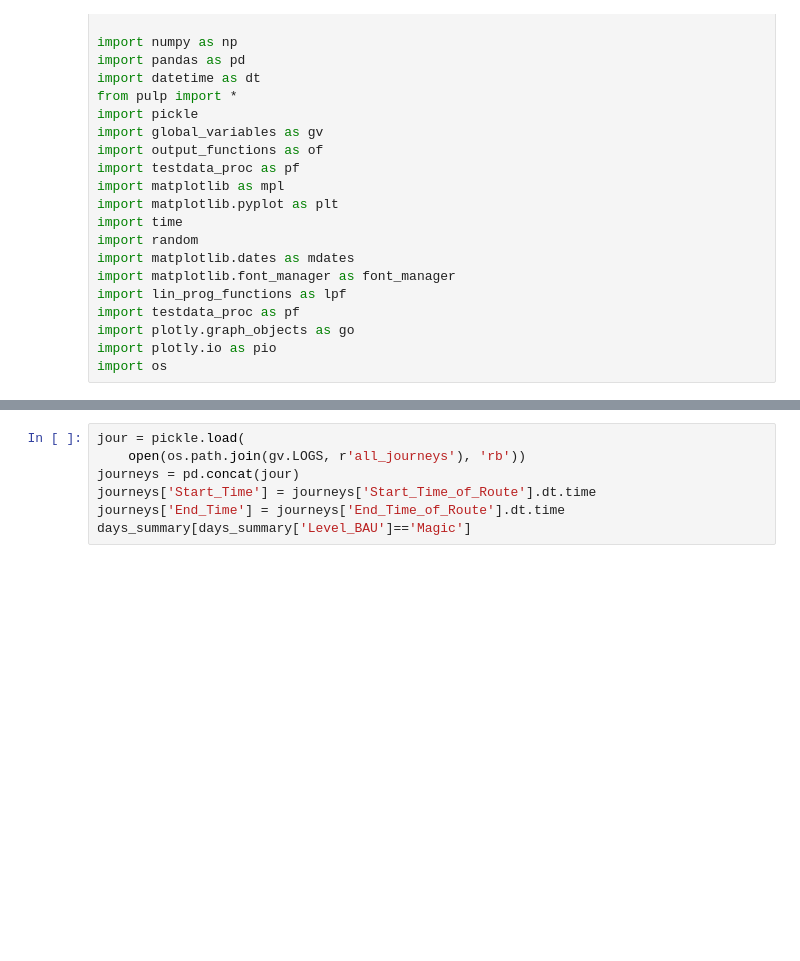
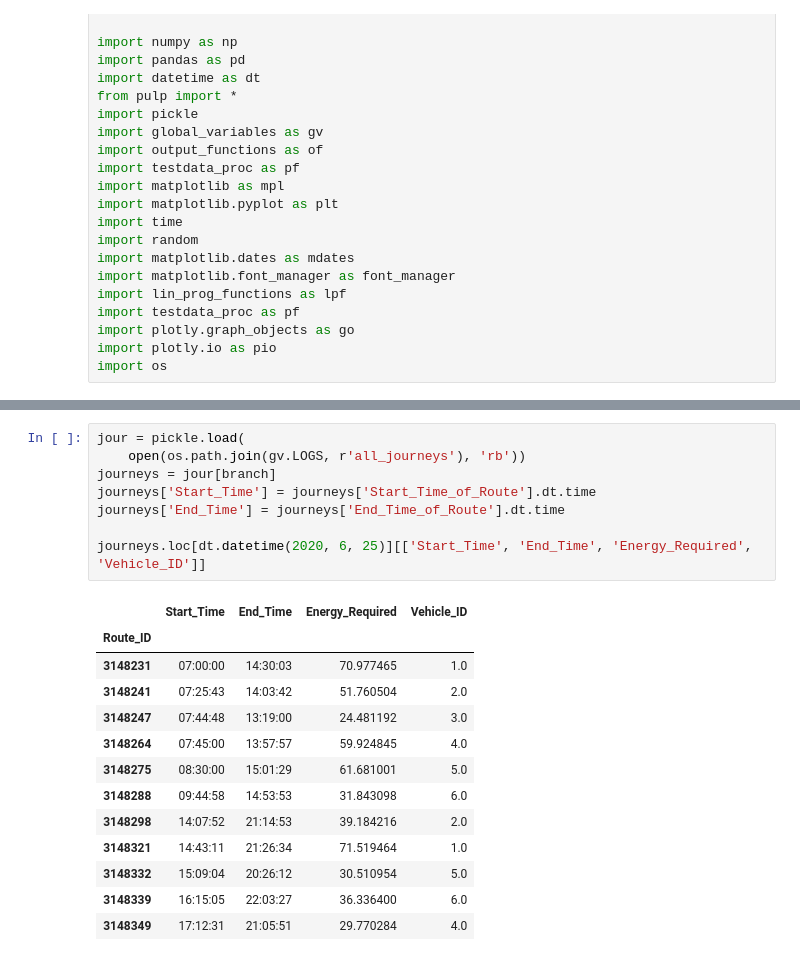
Before and after one commit to SGKFPS/smart_charger, a Jupyter notebook: JLPcharging.ipynb, the cells around one changed output, grey strips where cells are left out. Saved outputs shown, nothing was run; the diff lists cells and outputs as text; blank space fills up the shorter version.

```diff
--- a/JLPcharging.ipynb
+++ b/JLPcharging.ipynb
@@ -44,10 +50,25 @@ empty_profile = empty_profs[branch]
 # %%
 jour = pickle.load(
     open(os.path.join(gv.LOGS, r'all_journeys'), 'rb'))
-journeys = pd.concat(jour)
+journeys = jour[branch]
 journeys['Start_Time'] = journeys['Start_Time_of_Route'].dt.time
 journeys['End_Time'] = journeys['End_Time_of_Route'].dt.time
-days_summary[days_summary['Level_BAU']=='Magic']
+
+journeys.loc[dt.datetime(2020, 6, 25)][['Start_Time', 'End_Time', 'Energy_Required', 'Vehicle_ID']]
+# %% [output]
+|  | Start_Time | End_Time | Energy_Required | Vehicle_ID |
+| Route_ID |  |  |  |  |
+| 3148231 | 07:00:00 | 14:30:03 | 70.977465 | 1.0 |
+| 3148241 | 07:25:43 | 14:03:42 | 51.760504 | 2.0 |
+| 3148247 | 07:44:48 | 13:19:00 | 24.481192 | 3.0 |
+| 3148264 | 07:45:00 | 13:57:57 | 59.924845 | 4.0 |
+| 3148275 | 08:30:00 | 15:01:29 | 61.681001 | 5.0 |
+| 3148288 | 09:44:58 | 14:53:53 | 31.843098 | 6.0 |
+| 3148298 | 14:07:52 | 21:14:53 | 39.184216 | 2.0 |
+| 3148321 | 14:43:11 | 21:26:34 | 71.519464 | 1.0 |
+| 3148332 | 15:09:04 | 20:26:12 | 30.510954 | 5.0 |
+| 3148339 | 16:15:05 | 22:03:27 | 36.336400 | 6.0 |
+| 3148349 | 17:12:31 | 21:05:51 | 29.770284 | 4.0 |
 # %%
 # Single day optimisation on 7/8 to see what's going on.
 charger = gv.STORE_SPEC[branch]['CH']
```
Also changed, not shown: parts of 3 cells of this notebook, 8 other files.
